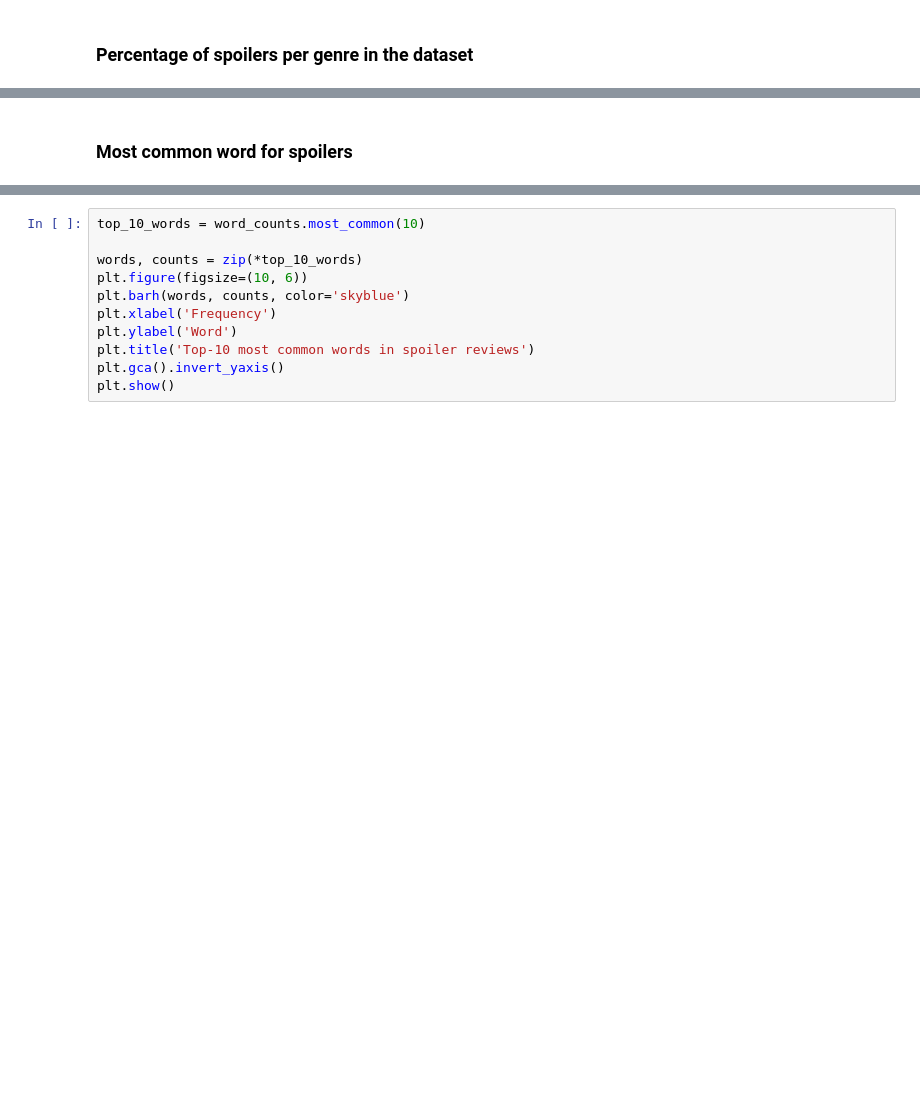
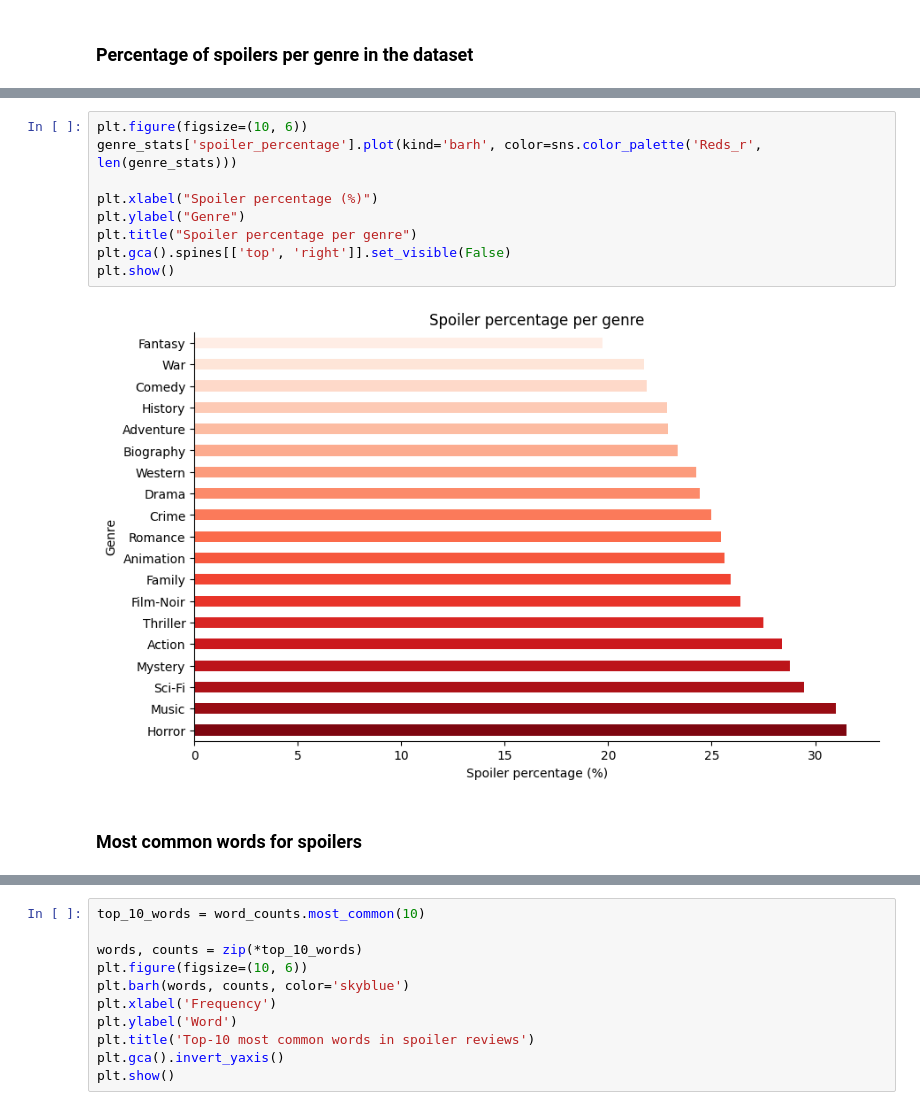
Before and after one commit to Saputoa21/Applied_ML_Spoiler_Detection_Group_Project_2025, a Jupyter notebook: Applied_ML_Movie_Spoiler_Detection_Group_5.ipynb, the cells around one changed output, grey strips where cells are left out. Drawn from its saved outputs; the diff is of its cells as text; blank space fills up the shorter version.

```diff
--- a/Applied_ML_Movie_Spoiler_Detection_Group_5.ipynb
+++ b/Applied_ML_Movie_Spoiler_Detection_Group_5.ipynb
@@ -212,5 +198,16 @@ Fantasy              1197         6067           19.729685
+# %%
+plt.figure(figsize=(10, 6))
+genre_stats['spoiler_percentage'].plot(kind='barh', color=sns.color_palette('Reds_r', len(genre_stats)))
+
+plt.xlabel("Spoiler percentage (%)")
+plt.ylabel("Genre")
+plt.title("Spoiler percentage per genre")
+plt.gca().spines[['top', 'right']].set_visible(False)
+plt.show()
+# %% [output]
+[figure, added]
 # %% [markdown]
-### Most common word for spoilers
+### Most common words for spoilers
 # %%
 import pandas as pd
 import matplotlib.pyplot as plt
```
Also changed, not shown: parts of 18 cells of this notebook.
